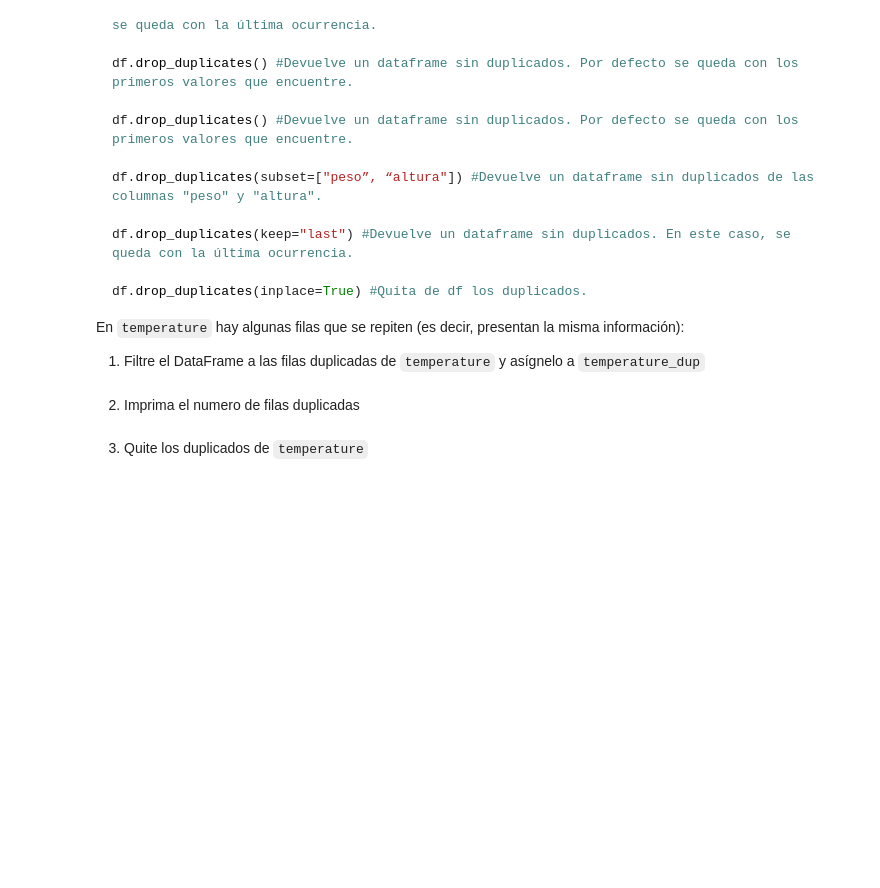
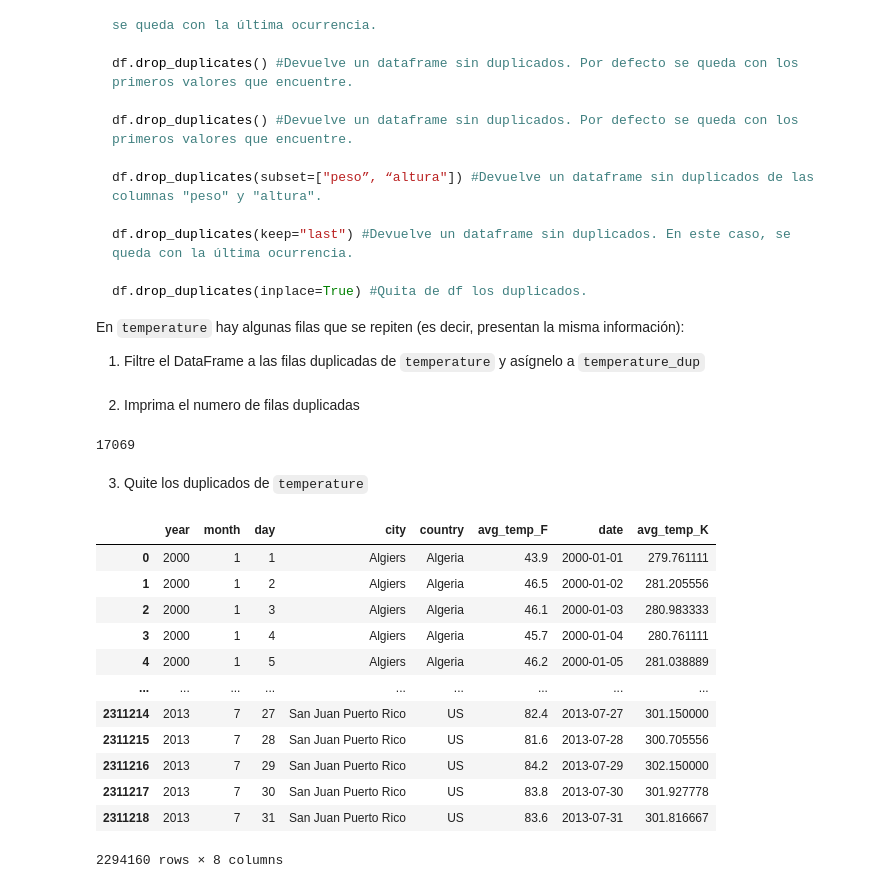
Before and after one commit to Vic-bit/aprMaqI_CEIA, a Jupyter notebook: clase0/practica/4 - Ejercicios Pandas - Temperatura.ipynb, the cells around one changed output. Drawn from its saved outputs; the diff is of its cells as text; code cells hidden in the pictures; blank space fills up the shorter version.

```diff
--- a/clase0/practica/4 - Ejercicios Pandas - Temperatura.ipynb
+++ b/clase0/practica/4 - Ejercicios Pandas - Temperatura.ipynb
@@ -491,6 +706,24 @@ ___ = ___[___.duplicated()]
 # %% [markdown]
 2. Imprima el numero de filas duplicadas
+# %%
+len(temperatures[temperatures.duplicated()])
+# %% [output]
+17069
 # %% [markdown]
 3. Quite los duplicados de `temperature`
 # %%
-___.drop_duplicates(inplace=___)
+temperatures.drop_duplicates()
+# %% [output]
+|  | year | month | day | city | country | avg_temp_F | date | avg_temp_K |
+| 0 | 2000 | 1 | 1 | Algiers | Algeria | 43.9 | 2000-01-01 | 279.761111 |
+| 1 | 2000 | 1 | 2 | Algiers | Algeria | 46.5 | 2000-01-02 | 281.205556 |
+| 2 | 2000 | 1 | 3 | Algiers | Algeria | 46.1 | 2000-01-03 | 280.983333 |
+| 3 | 2000 | 1 | 4 | Algiers | Algeria | 45.7 | 2000-01-04 | 280.761111 |
+| 4 | 2000 | 1 | 5 | Algiers | Algeria | 46.2 | 2000-01-05 | 281.038889 |
+| ... | ... | ... | ... | ... | ... | ... | ... | ... |
+| 2311214 | 2013 | 7 | 27 | San Juan Puerto Rico | US | 82.4 | 2013-07-27 | 301.150000 |
+| 2311215 | 2013 | 7 | 28 | San Juan Puerto Rico | US | 81.6 | 2013-07-28 | 300.705556 |
+| 2311216 | 2013 | 7 | 29 | San Juan Puerto Rico | US | 84.2 | 2013-07-29 | 302.150000 |
+| 2311217 | 2013 | 7 | 30 | San Juan Puerto Rico | US | 83.8 | 2013-07-30 | 301.927778 |
+| 2311218 | 2013 | 7 | 31 | San Juan Puerto Rico | US | 83.6 | 2013-07-31 | 301.816667 |
+2294160 rows × 8 columns
```
Also changed, not shown: parts of 25 cells of this notebook, 2 other files.
